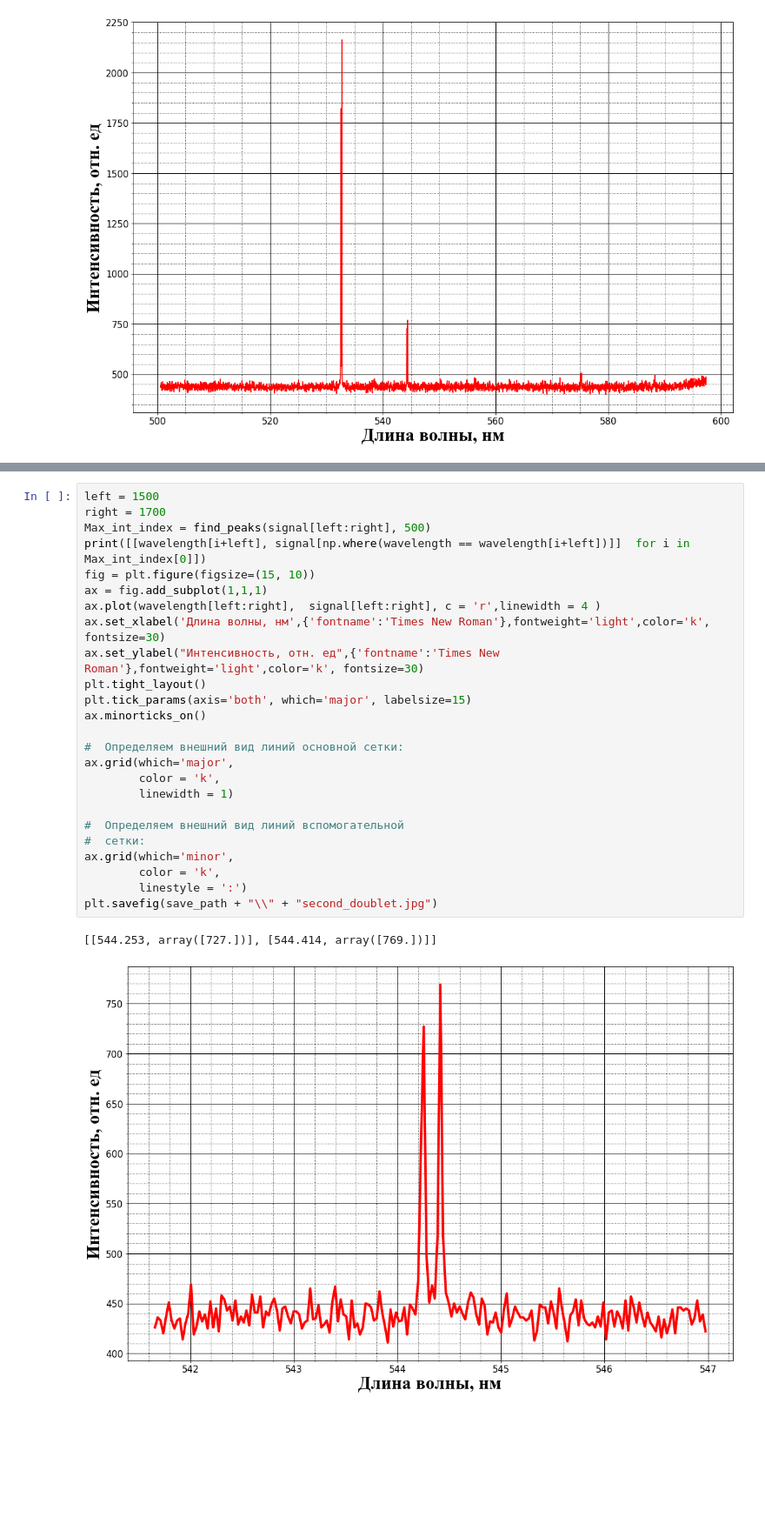
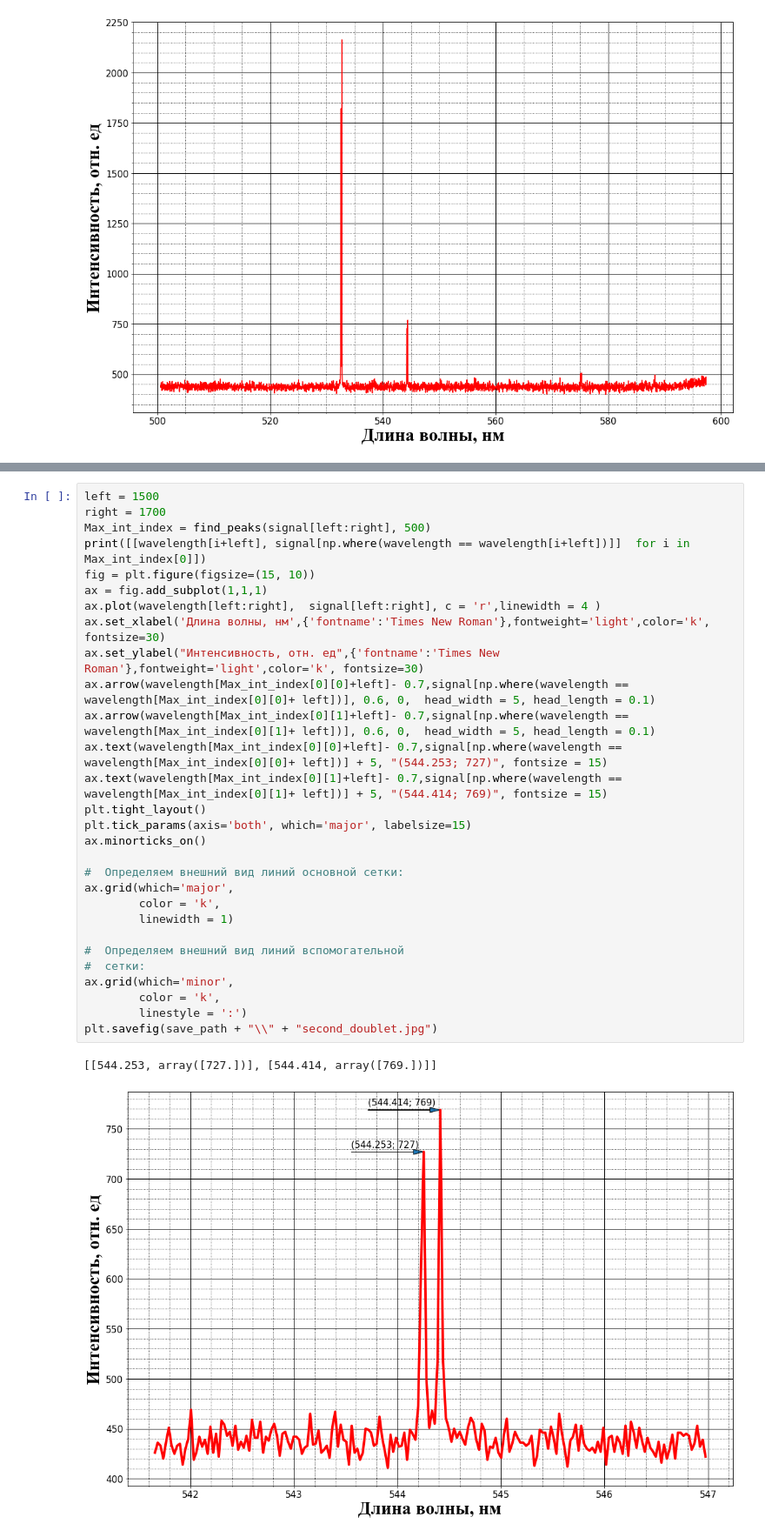
Before and after one commit to starosta39/laboratory_work, a Jupyter notebook: laser_fluorescence_spectroscopy/spectroscopy.ipynb, the cells around one changed output, grey strips where cells are left out. Shown: that part at 87% size. Cells and saved outputs as stored; diff of their text form; blank space fills up the shorter version.

```diff
--- a/laser_fluorescence_spectroscopy/spectroscopy.ipynb
+++ b/laser_fluorescence_spectroscopy/spectroscopy.ipynb
@@ -125,30 +115,34 @@ plt.savefig(save_path + "\\" + "first_doublet.jpg")
 # %%
 left = 1500
 right = 1700
 Max_int_index = find_peaks(signal[left:right], 500)
 print([[wavelength[i+left], signal[np.where(wavelength == wavelength[i+left])]]  for i in Max_int_index[0]])
 fig = plt.figure(figsize=(15, 10))
 ax = fig.add_subplot(1,1,1)
 ax.plot(wavelength[left:right],  signal[left:right], c = 'r',linewidth = 4 )
 ax.set_xlabel('Длина волны, нм',{'fontname':'Times New Roman'},fontweight='light',color='k', fontsize=30)
 ax.set_ylabel("Интенсивность, отн. ед",{'fontname':'Times New Roman'},fontweight='light',color='k', fontsize=30)
+ax.arrow(wavelength[Max_int_index[0][0]+left]- 0.7,signal[np.where(wavelength == wavelength[Max_int_index[0][0]+ left])], 0.6, 0,  head_width = 5, head_length = 0.1)
+ax.arrow(wavelength[Max_int_index[0][1]+left]- 0.7,signal[np.where(wavelength == wavelength[Max_int_index[0][1]+ left])], 0.6, 0,  head_width = 5, head_length = 0.1)
+ax.text(wavelength[Max_int_index[0][0]+left]- 0.7,signal[np.where(wavelength == wavelength[Max_int_index[0][0]+ left])] + 5, "(544.253; 727)", fontsize = 15)
+ax.text(wavelength[Max_int_index[0][1]+left]- 0.7,signal[np.where(wavelength == wavelength[Max_int_index[0][1]+ left])] + 5, "(544.414; 769)", fontsize = 15)
 plt.tight_layout()
 plt.tick_params(axis='both', which='major', labelsize=15)
 ax.minorticks_on()
 
 #  Определяем внешний вид линий основной сетки:
 ax.grid(which='major',
         color = 'k',
         linewidth = 1)
 
 #  Определяем внешний вид линий вспомогательной
 #  сетки:
 ax.grid(which='minor',
         color = 'k',
         linestyle = ':')
 plt.savefig(save_path + "\\" + "second_doublet.jpg")
 # %% [output]
 [[544.253, array([727.])], [544.414, array([769.])]]
-[figure, old version]
+[figure, new version]
 # %% [markdown]
 По графику можно определить, что линия, представляющая собой PR дублет, находится в интервале [544.12, 544.521] nm. Пики, отвечающие дуплету имеют следующие кооррдинаты [544.253, 727], [544.414, 769].
```
Also changed, not shown: parts of 9 cells of this notebook, 2 other files.
